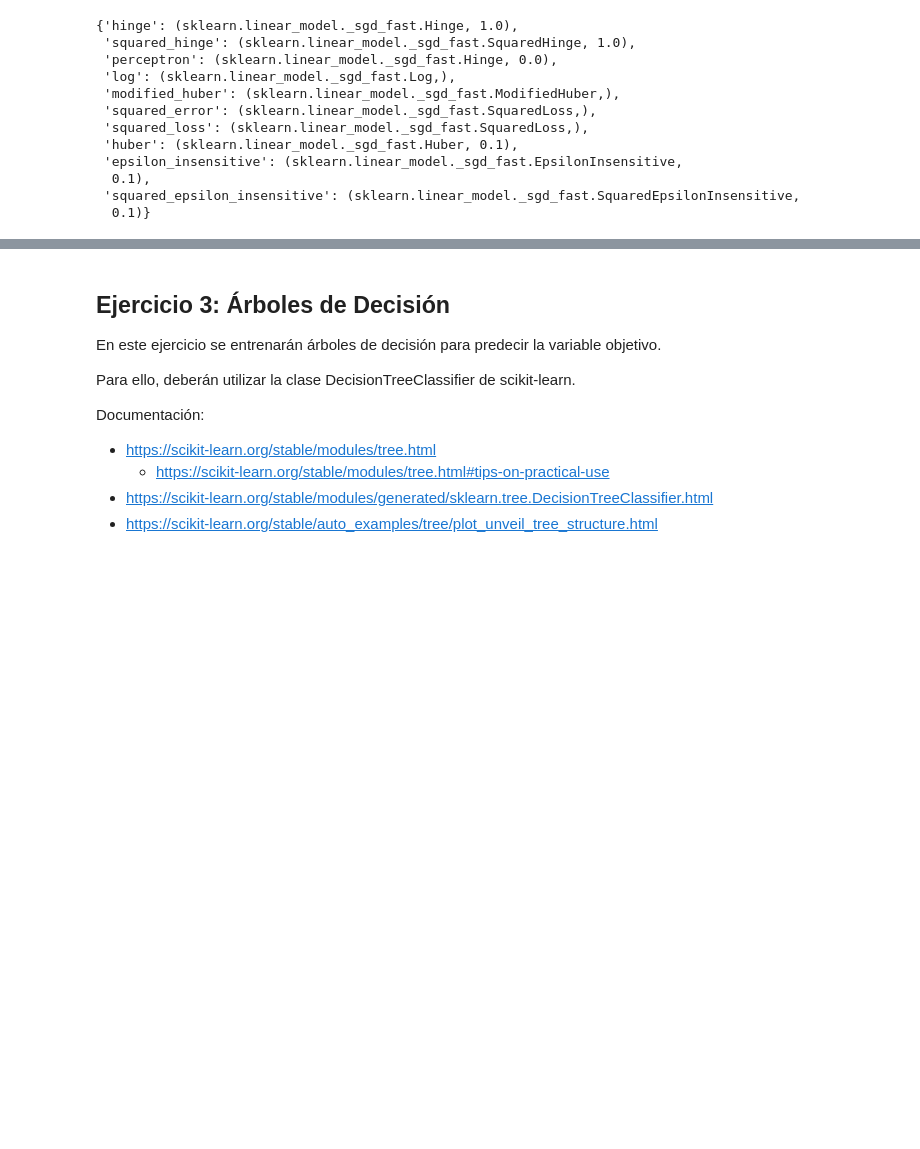
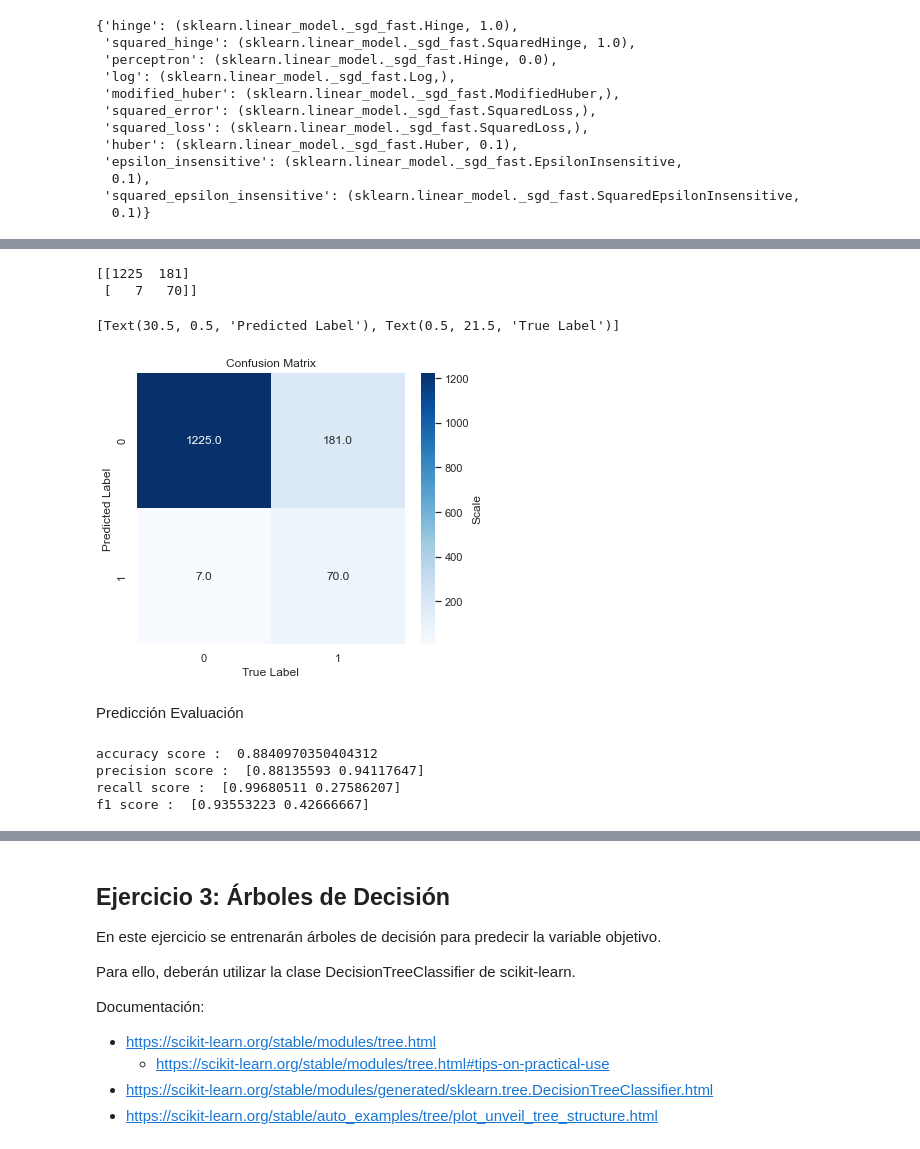
Before and after one commit to donlucas1/Grupo10, a Jupyter notebook: introml/Grupo_10_IntroML_Entregable_Parte_2.ipynb, the cells around one changed output, grey strips where cells are left out. Saved outputs shown, nothing was run; the diff lists cells and outputs as text; code cells hidden in the pictures; blank space fills up the shorter version.

```diff
--- a/introml/Grupo_10_IntroML_Entregable_Parte_2.ipynb
+++ b/introml/Grupo_10_IntroML_Entregable_Parte_2.ipynb
@@ -330,0 +361,7 @@ model.loss_functions
+# %%
+from sklearn.model_selection import GridSearchCV
+
+model = Pipeline([('standardscaler', StandardScaler()), ('model',SGDClassifier(random_state=5, eta0=0.1))])
+
+cv = GridSearchCV(model, param_grid, scoring ='accuracy', refit=True, cv=5)
+cv.fit(X_train, y_train);
@@ -330,0 +441,3 @@ model.loss_functions
+# %%
+BM = Pipeline([('standardscaler', StandardScaler()), ('model',SGDClassifier(alpha=0.0, loss='hinge', max_iter=3000, random_state=5, eta0=0.1, learning_rate='adaptive', penalty='l2'))])
+BM.fit(X_train, y_train)
@@ -330,0 +454,3 @@ model.loss_functions
+# %%
+ypredtrain = BM.predict(X_train)
+ypredtrain
@@ -330,0 +489,26 @@ model.loss_functions
+# %%
+from sklearn.metrics import confusion_matrix
+cm = confusion_matrix(y_train, ypredtrain)
+print(cm.T)
+# %% [output]
+[[1225  181]
+ [   7   70]]
+# %%
+sns.set(color_codes=True)
+plt.figure(1, figsize=(6, 5))
+
+plt.title("Confusion Matrix" )
+# define labels
+labels = ["0", "1"]
+sns.set(font_scale=1)
+ax = sns.heatmap(cm.T, annot=True, fmt='.1f', cmap="Blues", cbar_kws={'label': 'Scale'})
+
+ax.set_xticklabels(labels)
+ax.set_yticklabels(labels)
+
+ax.set(ylabel="Predicted Label", xlabel="True Label")
+# %% [output]
+[Text(30.5, 0.5, 'Predicted Label'), Text(0.5, 21.5, 'True Label')]
+[figure, added]
+# %% [markdown]
+Predicción Evaluación
@@ -330,0 +517,16 @@ model.loss_functions
+# %%
+# import Performance measure
+from sklearn.metrics import accuracy_score, confusion_matrix, precision_score, recall_score, f1_score
+acs=accuracy_score(y_test,ypred)
+rs=recall_score(y_test,ypred, average=None)
+ps=precision_score(y_test,ypred, average=None)
+f1 = f1_score(y_test, ypred,  average=None)
+print("accuracy score : ",acs)
+print("precision score : ",ps)
+print("recall score : ",rs)
+print("f1 score : ",f1)
+# %% [output]
+accuracy score :  0.8840970350404312
+precision score :  [0.88135593 0.94117647]
+recall score :  [0.99680511 0.27586207]
+f1 score :  [0.93553223 0.42666667]
```
Also changed, not shown: parts of 22 cells of this notebook.
